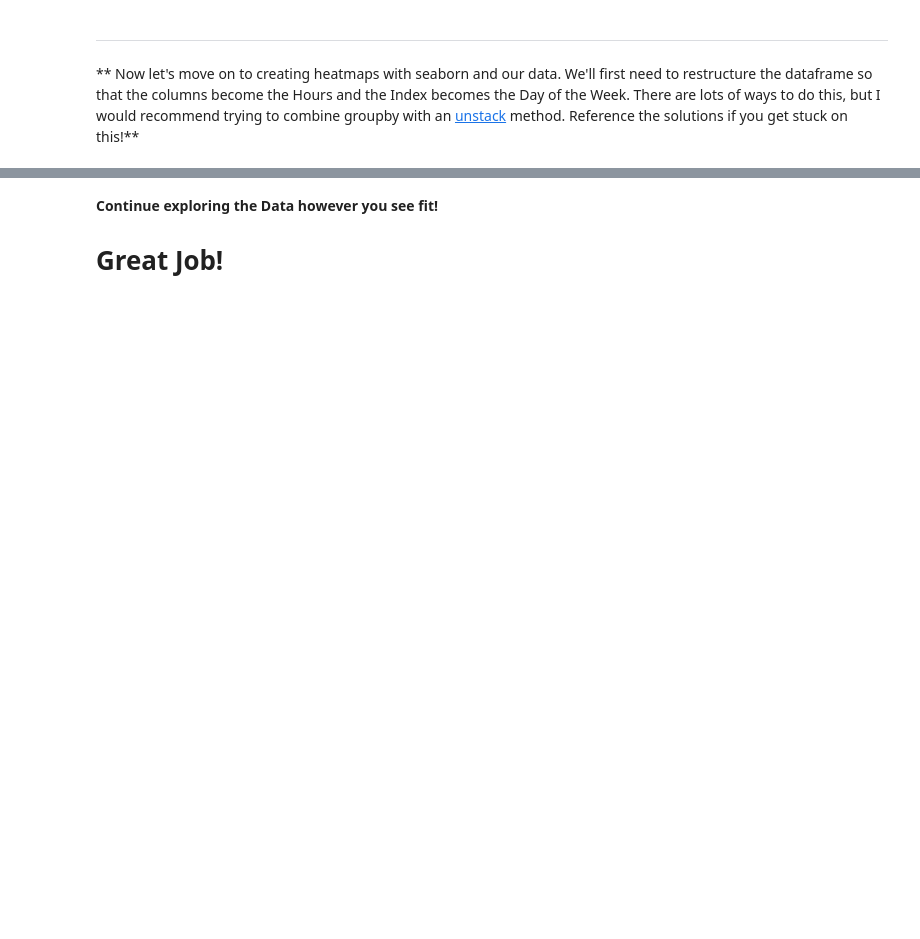
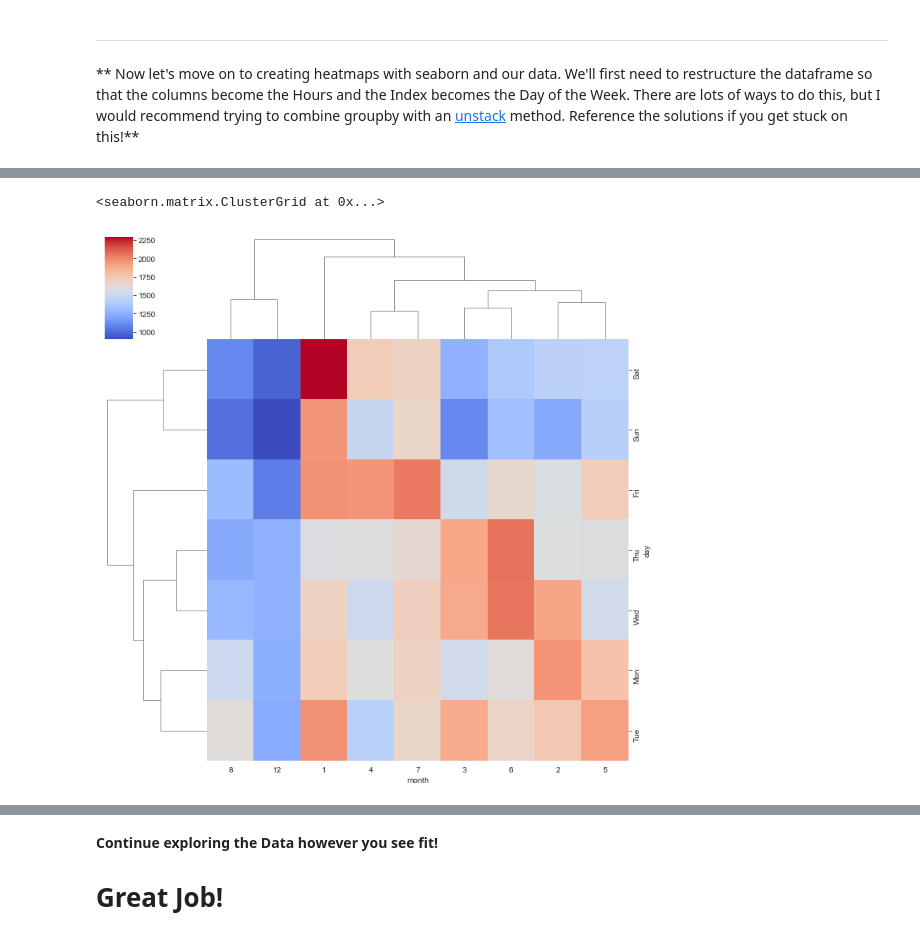
Before and after one commit to hky404/datascience-machine-learning-bootcamp, a Jupyter notebook: Refactored_Py_DS_ML_Bootcamp-master/10-Data-Capstone-Projects/01-911 Calls Data Capstone Project.ipynb, the cells around one changed output, grey strips where cells are left out. Drawn from its saved outputs; the diff is of its cells as text; code cells hidden in the pictures; blank space fills up the shorter version.

```diff
--- a/Refactored_Py_DS_ML_Bootcamp-master/10-Data-Capstone-Projects/01-911 Calls Data Capstone Project.ipynb
+++ b/Refactored_Py_DS_ML_Bootcamp-master/10-Data-Capstone-Projects/01-911 Calls Data Capstone Project.ipynb
@@ -363,3 +359,8 @@ ____
+# %%
+sns.clustermap(df_day_month, cmap='coolwarm')
+# %% [output]
+<seaborn.matrix.ClusterGrid at 0x...>
+[figure, added]
 # %%
 df.head()
 # %% [output]
```
Also changed, not shown: parts of 34 cells of this notebook, 3 other files.
